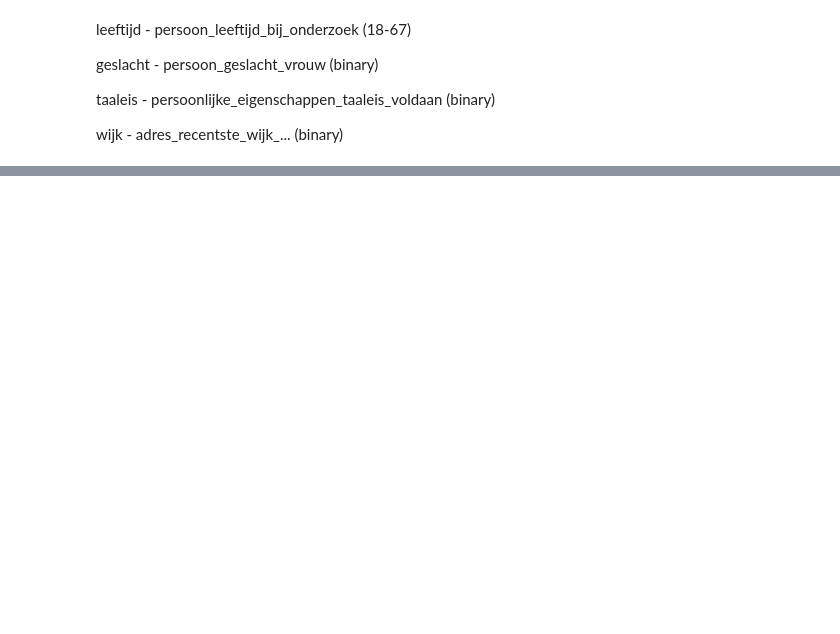
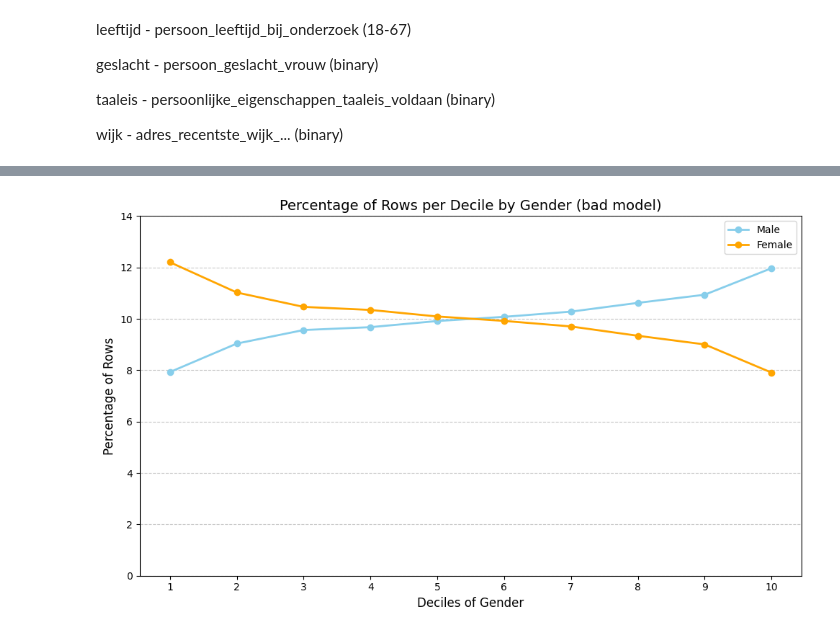
Before and after one commit to nouwerkerk/AI-Testing-33, a Jupyter notebook: testing.ipynb, the cells around one changed output, grey strips where cells are left out. Saved outputs shown, nothing was run; the diff lists cells and outputs as text; code cells hidden in the pictures; blank space fills up the shorter version.

```diff
--- a/testing.ipynb
+++ b/testing.ipynb
@@ -329,0 +345,4 @@ percentage_per_decile_age(test_data)
+# %%
+percentage_per_decile_gender('persoon_geslacht_vrouw', test_data_bad, session_bad, 'Percentage of Rows per Decile by Gender (bad model)')
+# %% [output]
+[figure, added]
```
Also changed, not shown: parts of 39 cells of this notebook, 1 other file.
